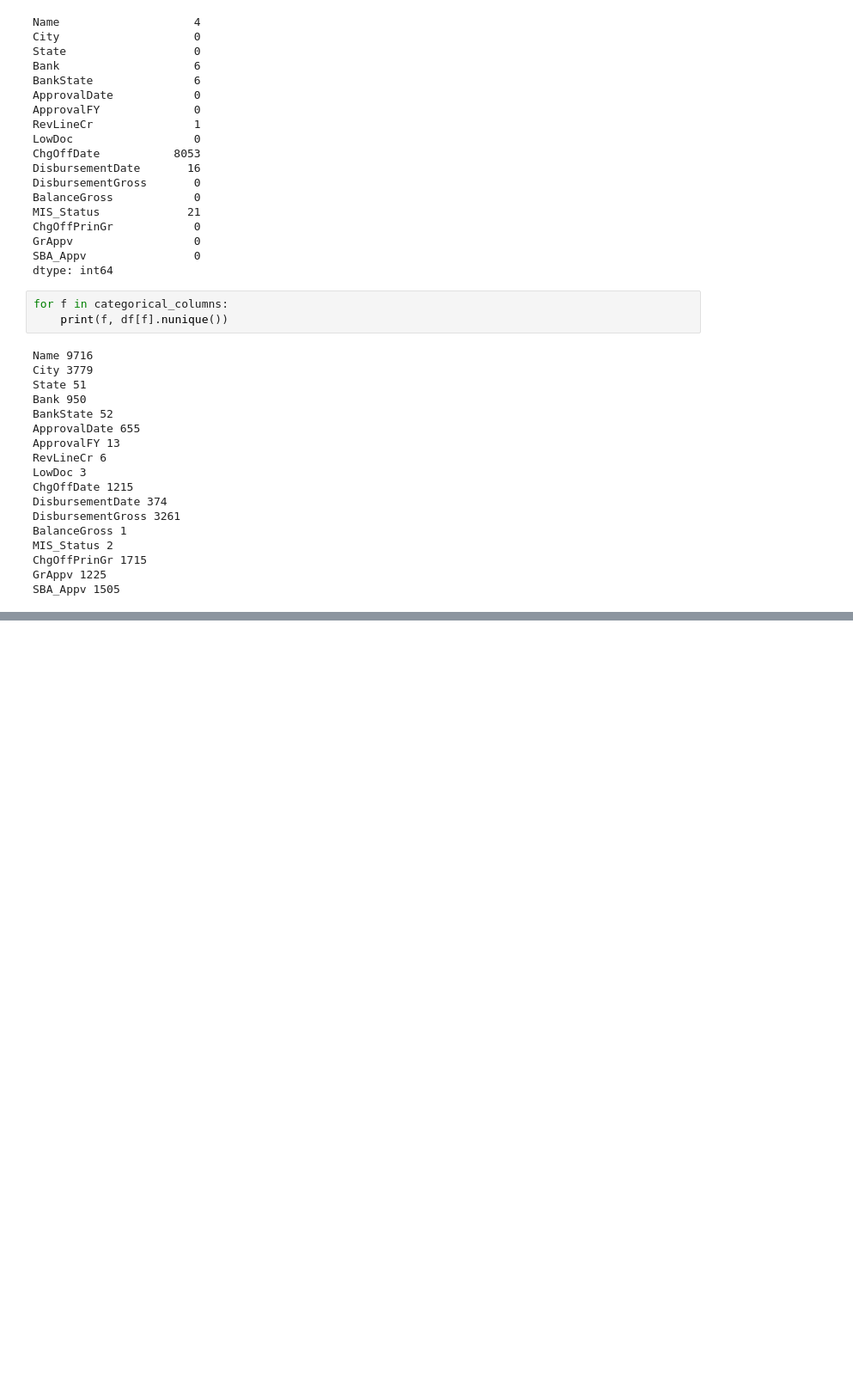
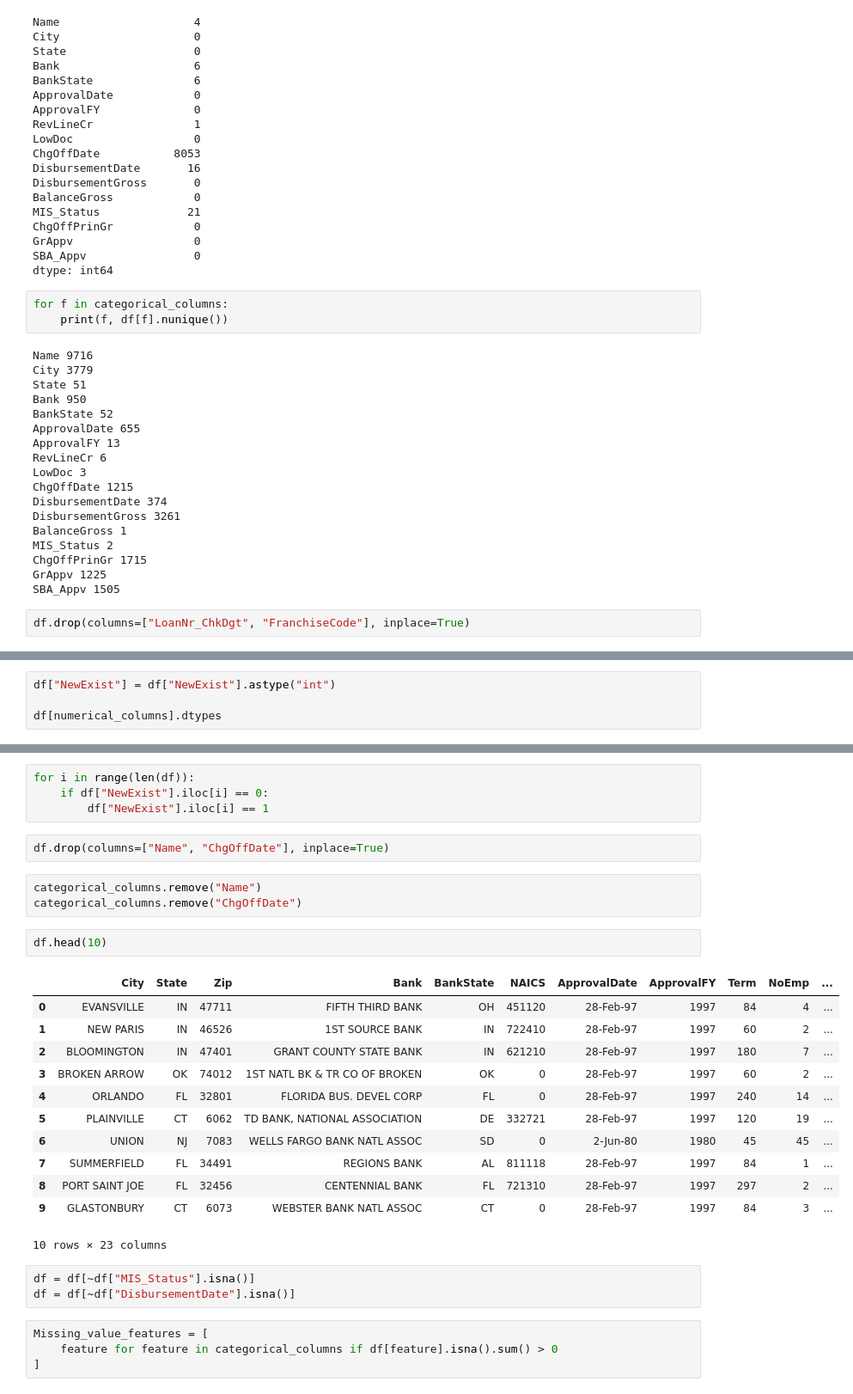
Before and after one commit to hossein-rahmati/Loan_approval, a Jupyter notebook: Loan_approval.ipynb, the cells around one changed output, grey strips where cells are left out. Shown: that part at 86% size. Cells and saved outputs as stored; diff of their text form; blank space fills up the shorter version.

Commit message:
Handling categorical & missing values phaze

```diff
--- a/Loan_approval.ipynb
+++ b/Loan_approval.ipynb
@@ -266,3 +268,5 @@ MIS_Status 2
 ChgOffPrinGr 1715
 GrAppv 1225
 SBA_Appv 1505
+# %%
+df.drop(columns=["LoanNr_ChkDgt", "FranchiseCode"], inplace=True)
@@ -268,0 +287,4 @@ SBA_Appv 1505
+# %%
+df["NewExist"] = df["NewExist"].astype("int")
+
+df[numerical_columns].dtypes
@@ -268,0 +309,31 @@ SBA_Appv 1505
+# %%
+for i in range(len(df)):
+    if df["NewExist"].iloc[i] == 0:
+        df["NewExist"].iloc[i] == 1
+# %%
+df.drop(columns=["Name", "ChgOffDate"], inplace=True)
+# %%
+categorical_columns.remove("Name")
+categorical_columns.remove("ChgOffDate")
+# %%
+df.head(10)
+# %% [output]
+|  | City | State | Zip | Bank | BankState | NAICS | ApprovalDate | ApprovalFY | Term | NoEmp | ... |
+| 0 | EVANSVILLE | IN | 47711 | FIFTH THIRD BANK | OH | 451120 | 28-Feb-97 | 1997 | 84 | 4 | ... |
+| 1 | NEW PARIS | IN | 46526 | 1ST SOURCE BANK | IN | 722410 | 28-Feb-97 | 1997 | 60 | 2 | ... |
+| 2 | BLOOMINGTON | IN | 47401 | GRANT COUNTY STATE BANK | IN | 621210 | 28-Feb-97 | 1997 | 180 | 7 | ... |
+| 3 | BROKEN ARROW | OK | 74012 | 1ST NATL BK & TR CO OF BROKEN | OK | 0 | 28-Feb-97 | 1997 | 60 | 2 | ... |
+| 4 | ORLANDO | FL | 32801 | FLORIDA BUS. DEVEL CORP | FL | 0 | 28-Feb-97 | 1997 | 240 | 14 | ... |
+| 5 | PLAINVILLE | CT | 6062 | TD BANK, NATIONAL ASSOCIATION | DE | 332721 | 28-Feb-97 | 1997 | 120 | 19 | ... |
+| 6 | UNION | NJ | 7083 | WELLS FARGO BANK NATL ASSOC | SD | 0 | 2-Jun-80 | 1980 | 45 | 45 | ... |
+| 7 | SUMMERFIELD | FL | 34491 | REGIONS BANK | AL | 811118 | 28-Feb-97 | 1997 | 84 | 1 | ... |
+| 8 | PORT SAINT JOE | FL | 32456 | CENTENNIAL BANK | FL | 721310 | 28-Feb-97 | 1997 | 297 | 2 | ... |
+| 9 | GLASTONBURY | CT | 6073 | WEBSTER BANK NATL ASSOC | CT | 0 | 28-Feb-97 | 1997 | 84 | 3 | ... |
+10 rows × 23 columns
+# %%
+df = df[~df["MIS_Status"].isna()]
+df = df[~df["DisbursementDate"].isna()]
+# %%
+Missing_value_features = [
+    feature for feature in categorical_columns if df[feature].isna().sum() > 0
+]
```
Also changed, not shown: parts of 6 cells of this notebook.
